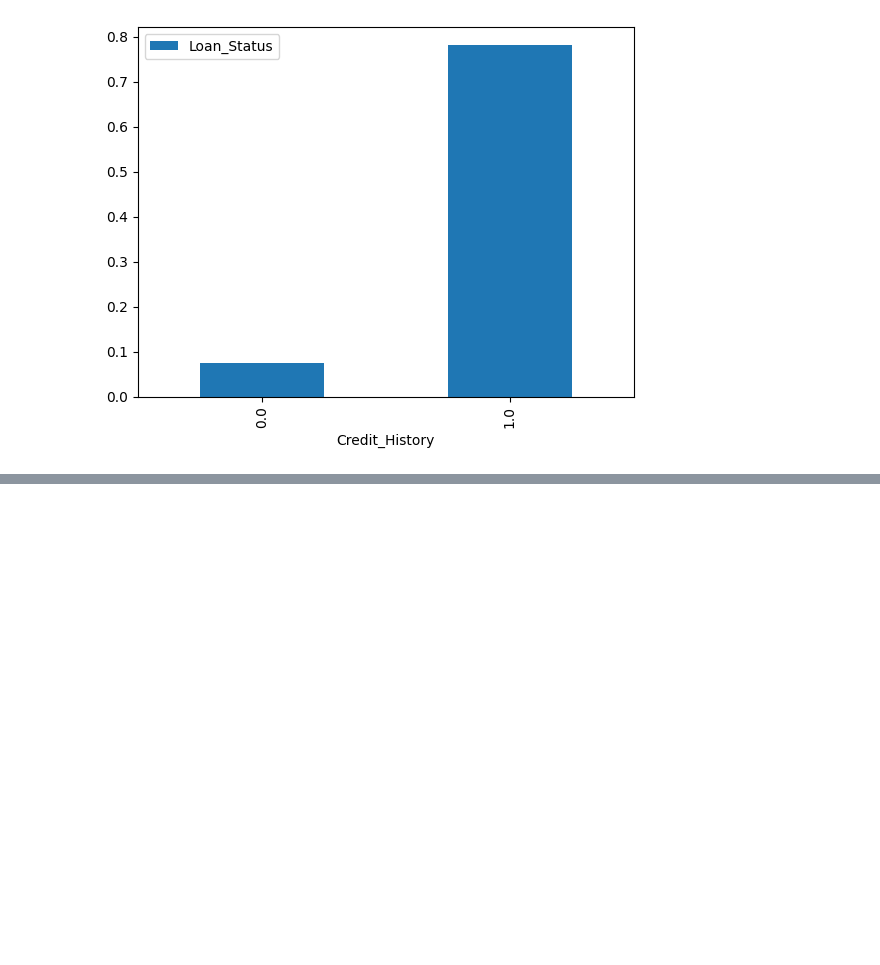
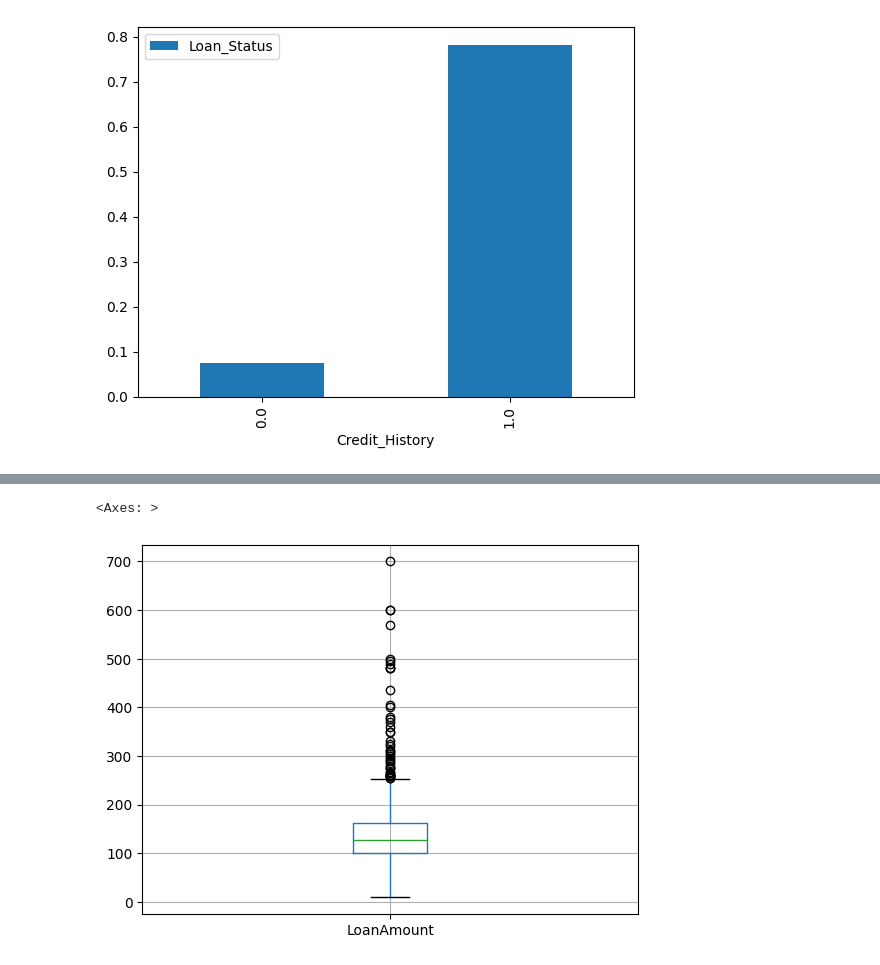
Before and after one commit to mfs135/decision-tree-classifier, a Jupyter notebook: decisiontree.ipynb, the cells around one changed output, grey strips where cells are left out. Cells and saved outputs as stored; diff of their text form; code cells hidden in the pictures; blank space fills up the shorter version.

```diff
--- a/decisiontree.ipynb
+++ b/decisiontree.ipynb
@@ -167,0 +287,5 @@ plt.show()
+# %%
+data.boxplot(column='LoanAmount')
+# %% [output]
+<Axes: >
+[figure, added]
```
Also changed, not shown: parts of 40 cells of this notebook, 1 other file.
